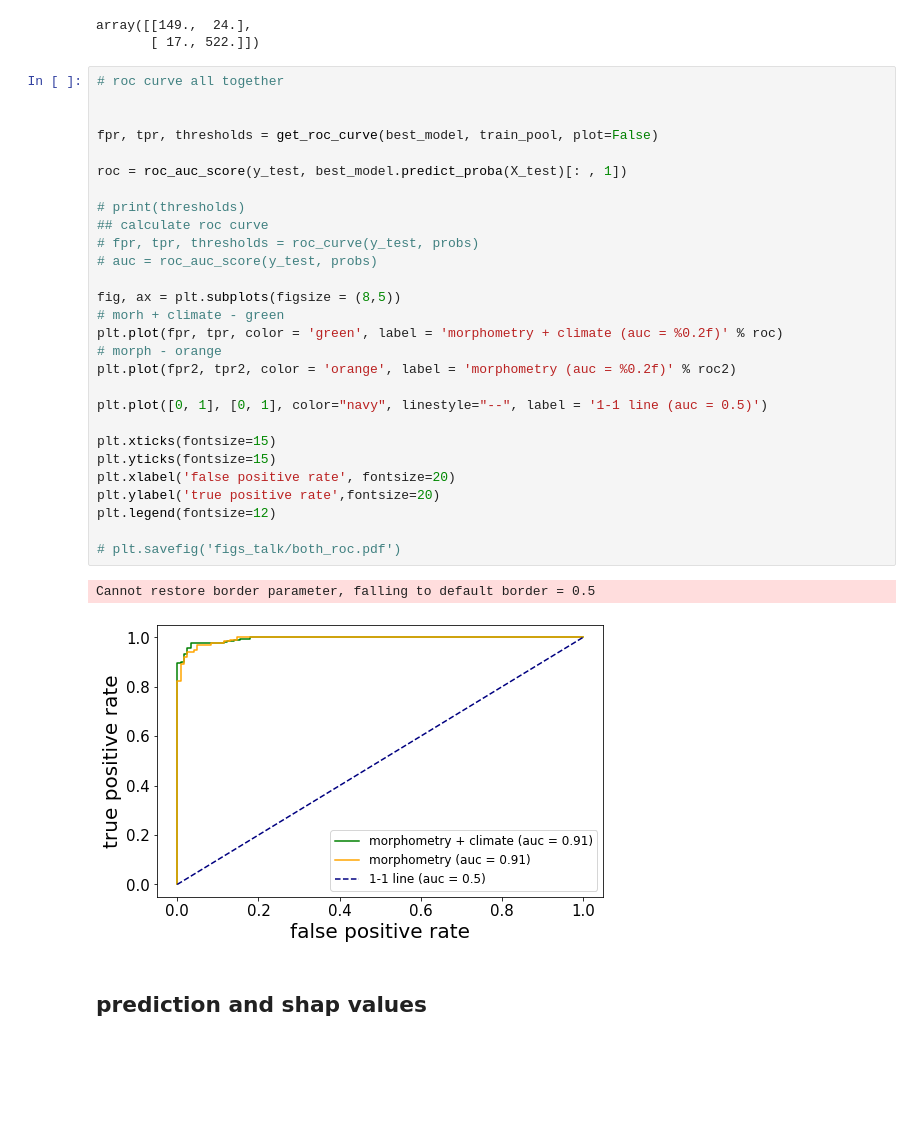
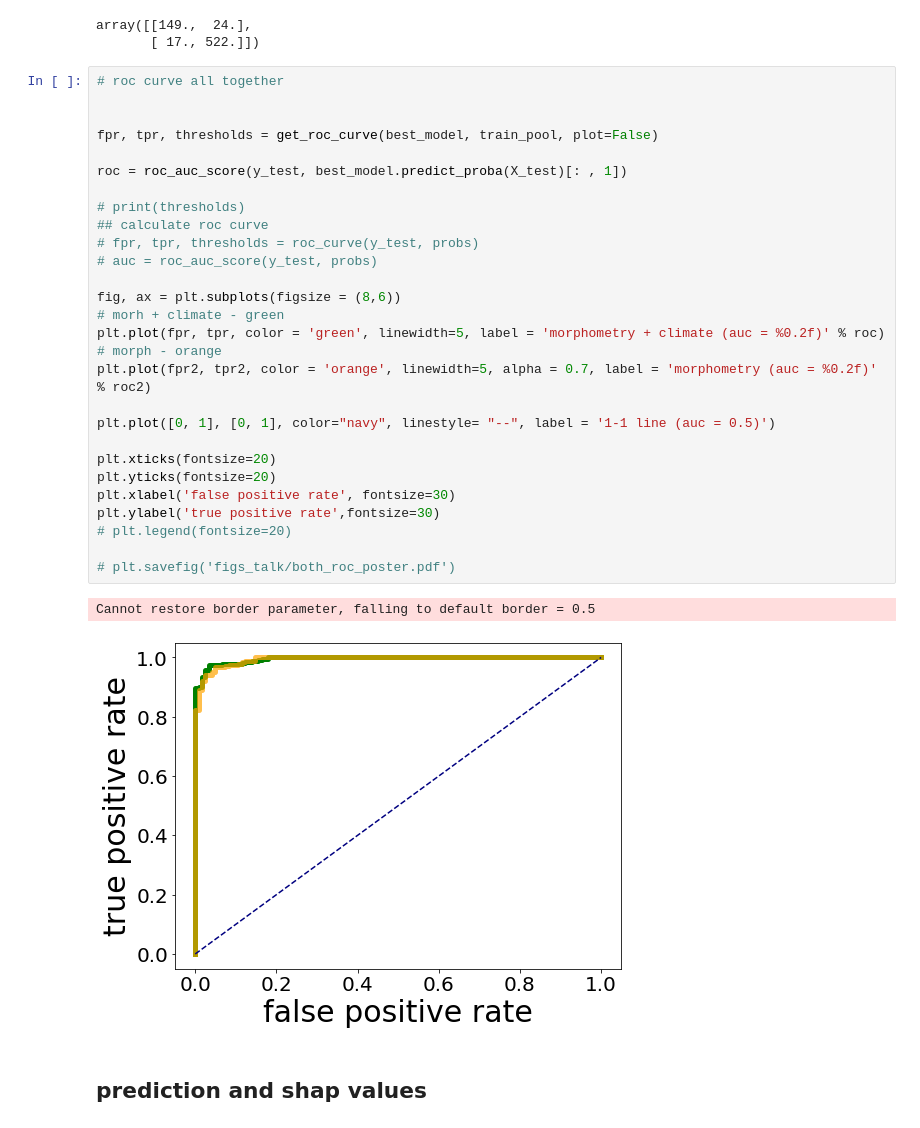
Before and after one commit to varyabazilova/alluvialfans, a Jupyter notebook: ml_model/catboost_morph_climate.ipynb, the cells around one changed output. Drawn from its saved outputs; the diff is of its cells as text; blank space fills up the shorter version.

```diff
--- a/ml_model/catboost_morph_climate.ipynb
+++ b/ml_model/catboost_morph_climate.ipynb
@@ -411,34 +415,34 @@ array([[149.,  24.],
 # %%
 # roc curve all together
 
 
 fpr, tpr, thresholds = get_roc_curve(best_model, train_pool, plot=False)
 
 roc = roc_auc_score(y_test, best_model.predict_proba(X_test)[: , 1])
 
 # print(thresholds)
 ## calculate roc curve
 # fpr, tpr, thresholds = roc_curve(y_test, probs)
 # auc = roc_auc_score(y_test, probs)
 
-fig, ax = plt.subplots(figsize = (8,5))
+fig, ax = plt.subplots(figsize = (8,6))
 # morh + climate - green
-plt.plot(fpr, tpr, color = 'green', label = 'morphometry + climate (auc = %0.2f)' % roc)
+plt.plot(fpr, tpr, color = 'green', linewidth=5, label = 'morphometry + climate (auc = %0.2f)' % roc)
 # morph - orange
-plt.plot(fpr2, tpr2, color = 'orange', label = 'morphometry (auc = %0.2f)' % roc2)
+plt.plot(fpr2, tpr2, color = 'orange', linewidth=5, alpha = 0.7, label = 'morphometry (auc = %0.2f)' % roc2)
 
-plt.plot([0, 1], [0, 1], color="navy", linestyle="--", label = '1-1 line (auc = 0.5)')
+plt.plot([0, 1], [0, 1], color="navy", linestyle= "--", label = '1-1 line (auc = 0.5)')
 
-plt.xticks(fontsize=15)
-plt.yticks(fontsize=15)
-plt.xlabel('false positive rate', fontsize=20)
-plt.ylabel('true positive rate',fontsize=20)
-plt.legend(fontsize=12)
+plt.xticks(fontsize=20)
+plt.yticks(fontsize=20)
+plt.xlabel('false positive rate', fontsize=30)
+plt.ylabel('true positive rate',fontsize=30)
+# plt.legend(fontsize=20)
 
-# plt.savefig('figs_talk/both_roc.pdf')
+# plt.savefig('figs_talk/both_roc_poster.pdf')
 # %% [output]
 Cannot restore border parameter, falling to default border = 0.5
-[figure, old version]
+[figure, new version]
 # %% [markdown]
 ## prediction and shap values
 # %%
```
Also changed, not shown: parts of 4 cells of this notebook, 7 other files.
